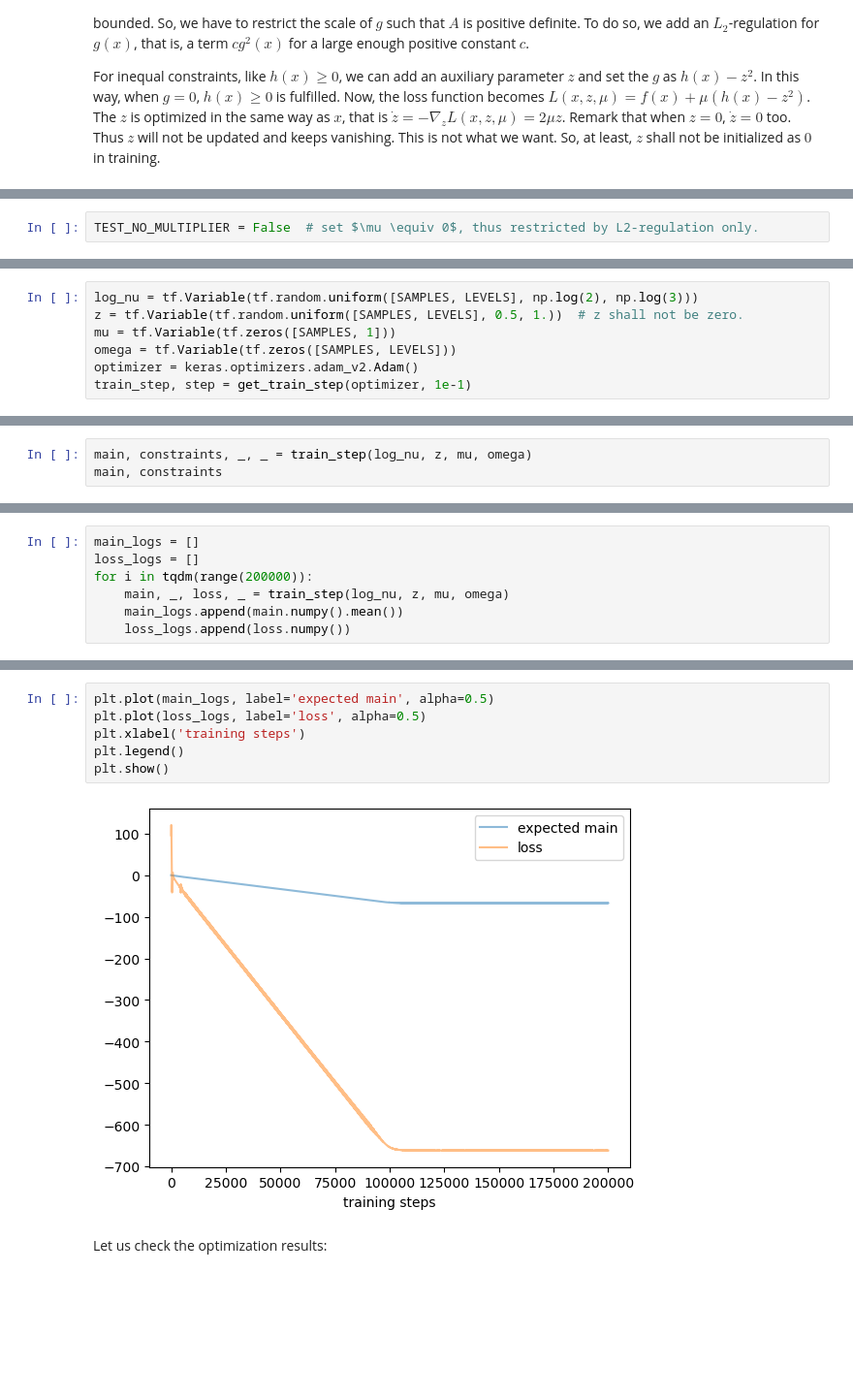
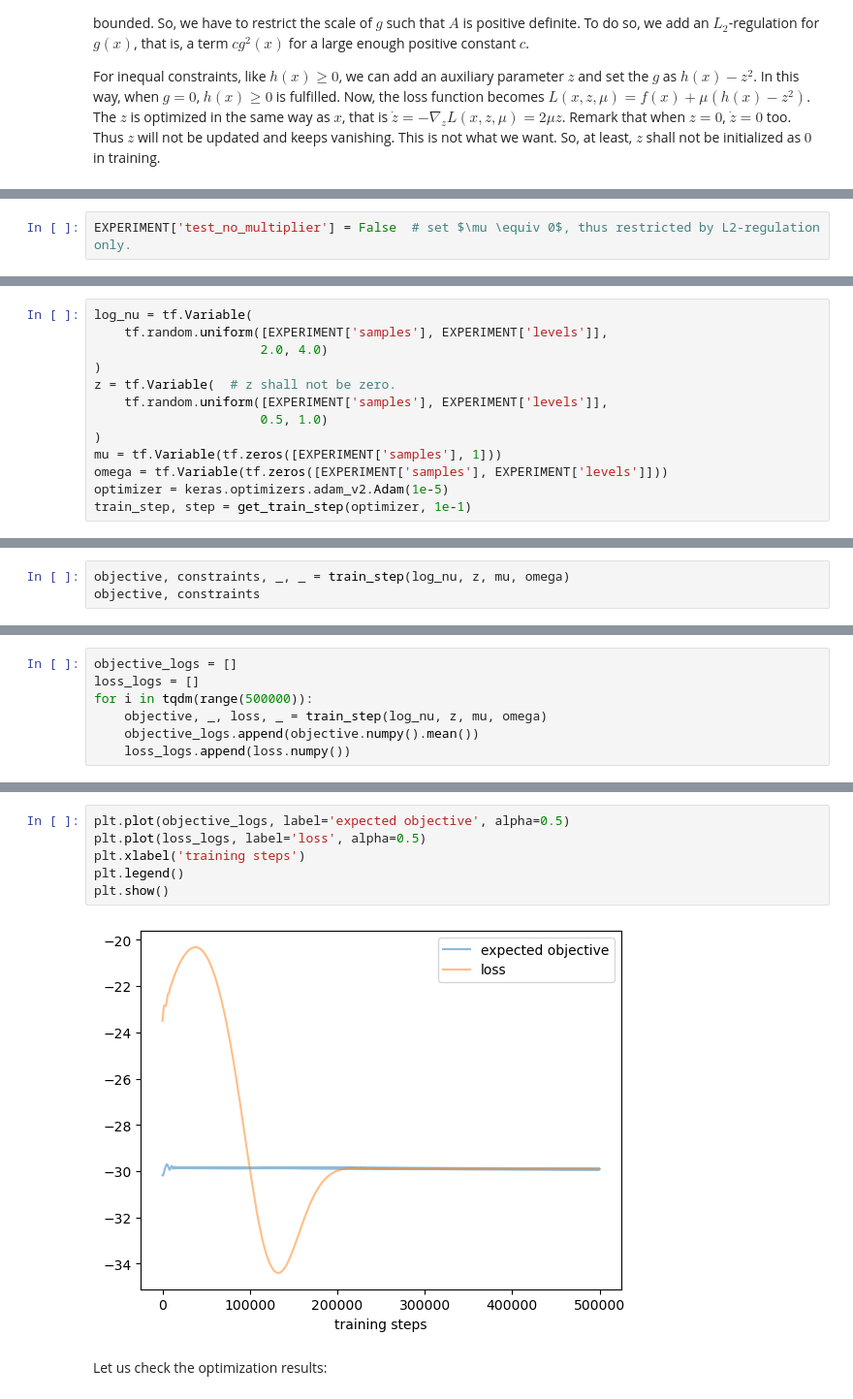
Before and after one commit to shuiruge/entropy, a Jupyter notebook: fractal/Fractal in Biology.ipynb, the cells around one changed output, grey strips where cells are left out. Shown: that part at 97% size. Cells and saved outputs as stored; diff of their text form; blank space fills up the shorter version.

```diff
--- a/fractal/Fractal in Biology.ipynb
+++ b/fractal/Fractal in Biology.ipynb
@@ -191,5 +182,5 @@ For inequal constraints, like $h(x) \ge 0$, we can add an auxiliary parameter $z
 # %%
-TEST_NO_MULTIPLIER = False  # set $\mu \equiv 0$, thus restricted by L2-regulation only.
+EXPERIMENT['test_no_multiplier'] = False  # set $\mu \equiv 0$, thus restricted by L2-regulation only.
 # %%
 def get_train_step(optimizer, l2):
     step = tf.Variable(0, dtype=tf.int32, trainable=False)
@@ -236,7 +240,13 @@ def check_nan(xs):
 # %%
-log_nu = tf.Variable(tf.random.uniform([SAMPLES, LEVELS], np.log(2), np.log(3)))
-z = tf.Variable(tf.random.uniform([SAMPLES, LEVELS], 0.5, 1.))  # z shall not be zero.
-mu = tf.Variable(tf.zeros([SAMPLES, 1]))
-omega = tf.Variable(tf.zeros([SAMPLES, LEVELS]))
-optimizer = keras.optimizers.adam_v2.Adam()
+log_nu = tf.Variable(
+    tf.random.uniform([EXPERIMENT['samples'], EXPERIMENT['levels']],
+                      2.0, 4.0)
+)
+z = tf.Variable(  # z shall not be zero.
+    tf.random.uniform([EXPERIMENT['samples'], EXPERIMENT['levels']],
+                      0.5, 1.0)
+)
+mu = tf.Variable(tf.zeros([EXPERIMENT['samples'], 1]))
+omega = tf.Variable(tf.zeros([EXPERIMENT['samples'], EXPERIMENT['levels']]))
+optimizer = keras.optimizers.adam_v2.Adam(1e-5)
 train_step, step = get_train_step(optimizer, 1e-1)
@@ -243,4 +255,4 @@ train_step, step = get_train_step(optimizer, 1e-1)
 # %%
-main, constraints, _, _ = train_step(log_nu, z, mu, omega)
-main, constraints
+objective, constraints, _, _ = train_step(log_nu, z, mu, omega)
+objective, constraints
 # %% [output]
@@ -264,7 +276,7 @@ main, constraints
 # %%
-main_logs = []
+objective_logs = []
 loss_logs = []
-for i in tqdm(range(200000)):
-    main, _, loss, _ = train_step(log_nu, z, mu, omega)
-    main_logs.append(main.numpy().mean())
+for i in tqdm(range(500000)):
+    objective, _, loss, _ = train_step(log_nu, z, mu, omega)
+    objective_logs.append(objective.numpy().mean())
     loss_logs.append(loss.numpy())
@@ -271,11 +287,11 @@ for i in tqdm(range(200000)):
 # %%
-plt.plot(main_logs, label='expected main', alpha=0.5)
+plt.plot(objective_logs, label='expected objective', alpha=0.5)
 plt.plot(loss_logs, label='loss', alpha=0.5)
 plt.xlabel('training steps')
 plt.legend()
 plt.show()
 # %% [output]
-[figure, old version]
+[figure, new version]
 # %% [markdown]
 Let us check the optimization results:
 # %%
```
Also changed, not shown: parts of 35 cells of this notebook, 4 other files.
